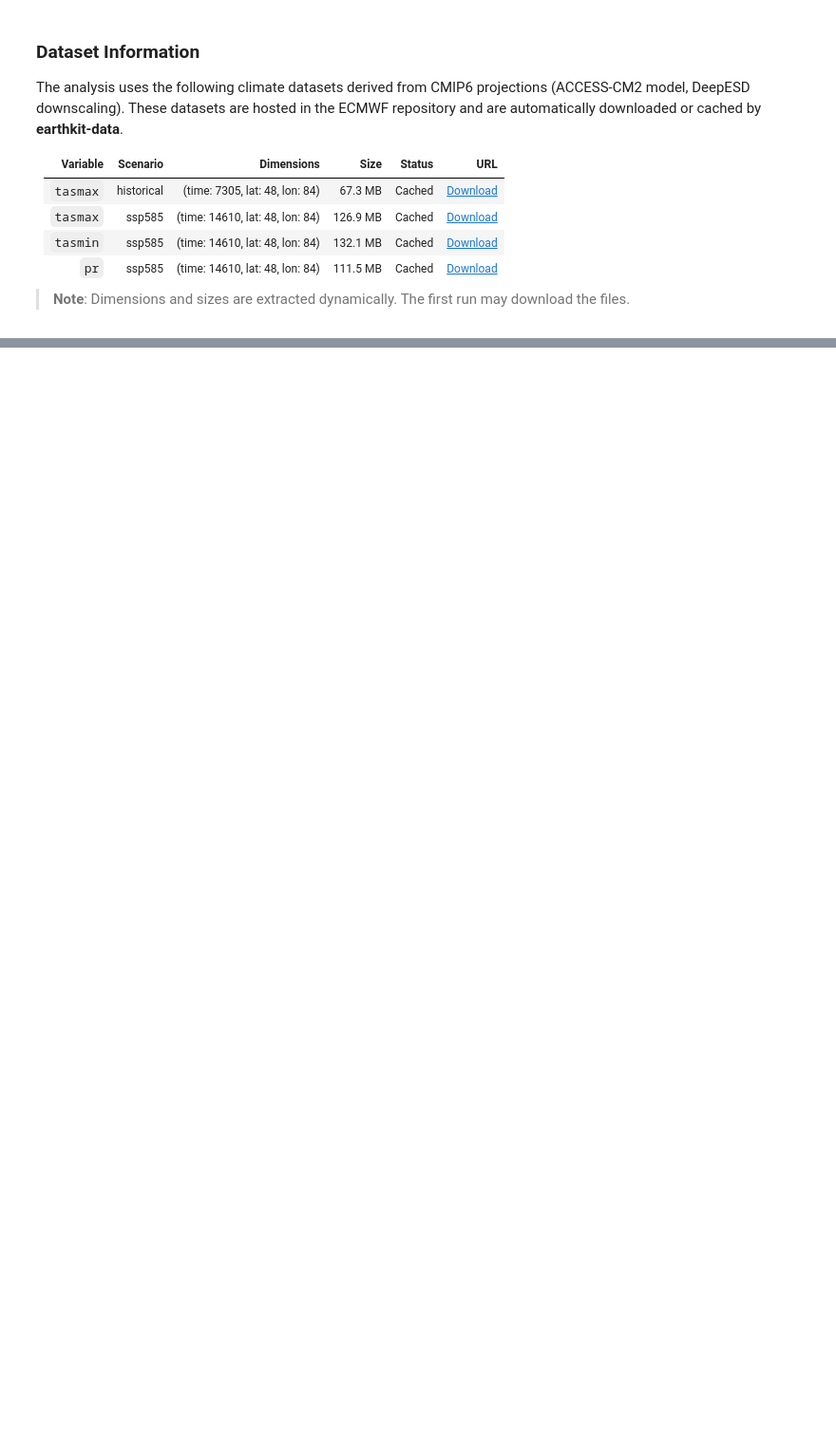
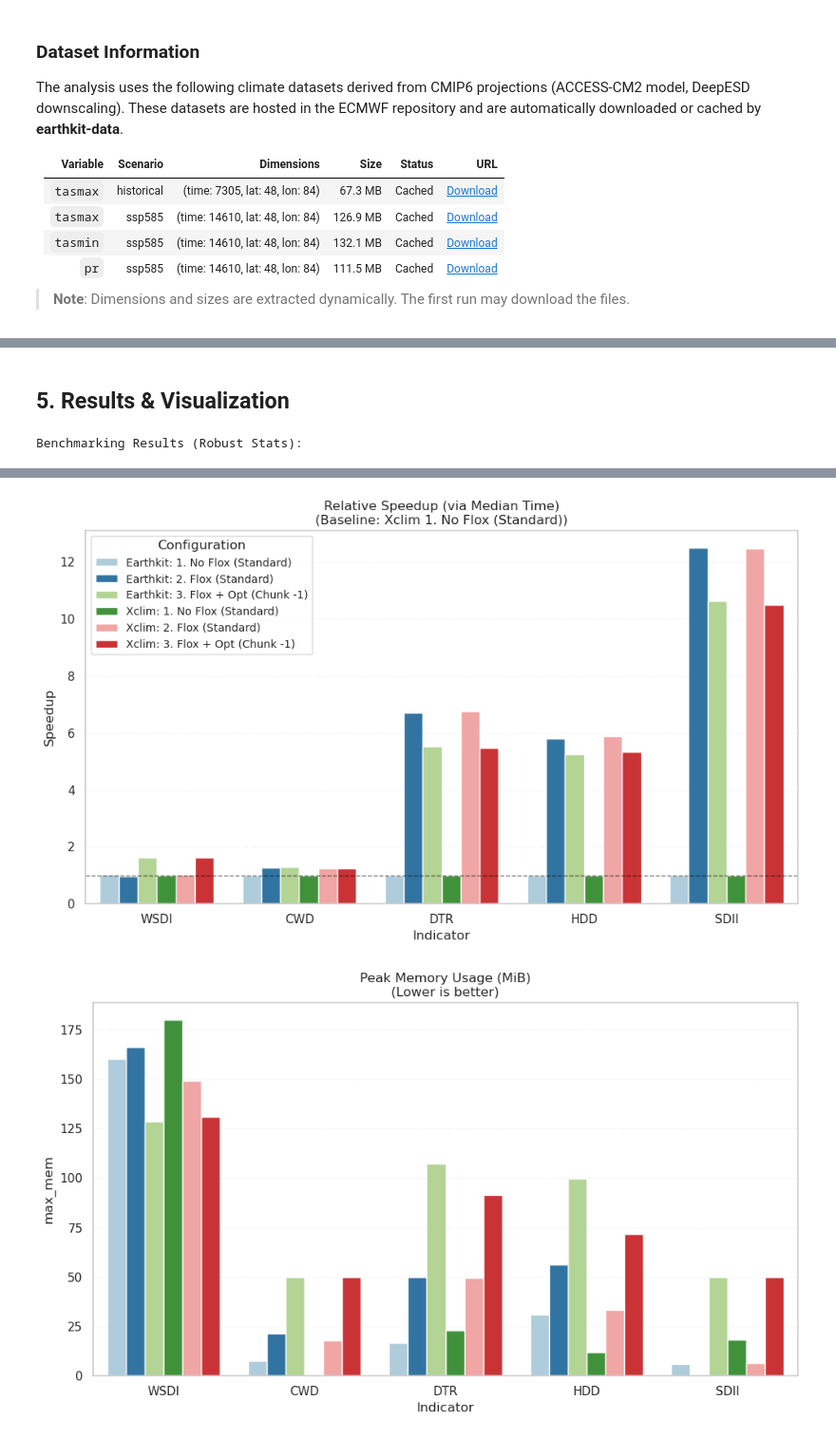
Before and after one commit to Predictia/earthkit-climate, a Jupyter notebook: docs/notebooks/performance_analysis.ipynb, the cells around one changed output, grey strips where cells are left out. Shown at 95% size. Drawn from its saved outputs; the diff is of its cells as text; code cells hidden in the pictures; blank space fills up the shorter version.

```diff
--- a/docs/notebooks/performance_analysis.ipynb
+++ b/docs/notebooks/performance_analysis.ipynb
@@ -406,0 +496,15 @@ pivot
+# %%
+def get_named_runner(name: str, target_runner: Callable, **kwargs) -> Callable:
+    """
+    Creates a 0-argument wrapper with a custom `__name__`.
+
+    Renamed the second argument to 'target_runner' to avoid collision
+    with the 'func' argument inside **kwargs.
+    """
+
+    def wrapper():
+        # Ahora llamamos a target_runner pasándole los kwargs (que contienen 'func')
+        return target_runner(**kwargs)
+
+    wrapper.__name__ = name
+    return wrapper
@@ -406,0 +697,59 @@ pivot
+# %% [markdown]
+## 5. Results & Visualization
+# %%
+# 1. Create DataFrame
+df_res = pd.DataFrame(results_data)
+
+# 2. Create a specific label for the Plot Legend (Library + Mode)
+df_res["Label"] = df_res["Library"] + ": " + df_res["Mode"]
+
+# 3. Calculate Speedup relative to 'Earthkit No Flox (Standard)' using MEDIAN time
+# Robustness Update: We use Median Time for speedup calculation to be resistant to outliers.
+df_res["Speedup"] = 0.0
+baseline_mode = "1. No Flox (Standard)"
+
+for indicator in df_res["Indicator"].unique():
+    # Find the baseline: Xclim + No Flox (as per original logic, though code comments said Earthkit)
+    # Let's double check the user intent. Usually Xclim NoFlox is the "base" reference.
+    # The original code searched for Library='Xclim'. We stick to that.
+    baseline_row = df_res.loc[
+        (df_res["Indicator"] == indicator)
+        & (df_res["Library"] == "Xclim")
+        & (df_res["Mode"] == baseline_mode)
+    ]
+
+    if not baseline_row.empty:
+        # Use median_time for robust speedup
+        baseline_time = baseline_row["median_time"].values[0]
+        mask = df_res["Indicator"] == indicator
+        df_res.loc[mask, "Speedup"] = baseline_time / df_res.loc[mask, "median_time"]
+
+print("\nBenchmarking Results (Robust Stats):")
+display(df_res[["Indicator", "Library", "Mode", "median_time", "std_time", "max_mem", "Speedup"]])
+
+# --- Plots ---
+# Define a consistent order for the bars
+hue_order = sorted(df_res["Label"].unique())
+
+# Plot 1: Relative Speedup (Robust)
+plt.figure(figsize=(10, 6))
+sns.barplot(data=df_res, x="Indicator", y="Speedup", hue="Label", palette="Paired", hue_order=hue_order)
+plt.title(f"Relative Speedup (via Median Time)\n(Baseline: Xclim {baseline_mode})")
+plt.axhline(1.0, color="black", linestyle="--", alpha=0.5, linewidth=1)
+plt.legend(title="Configuration", fontsize="small")
+plt.grid(axis="y", linestyle=":", alpha=0.3)
+plt.tight_layout()
+plt.show()
+
+
+# Plot 2: Peak Memory Usage
+plt.figure(figsize=(10, 6))
+sns.barplot(data=df_res, x="Indicator", y="max_mem", hue="Label", palette="Paired", hue_order=hue_order)
+plt.title("Peak Memory Usage (MiB)\n(Lower is better)")
+plt.legend().remove()
+plt.grid(axis="y", linestyle=":", alpha=0.3)
+
+plt.tight_layout()
+plt.show()
+# %% [output]
+Benchmarking Results (Robust Stats):
@@ -406,0 +773,2 @@ pivot
+[figure, added]
+[figure, added]
```
Also changed, not shown: parts of 27 cells of this notebook, 11 other files.
